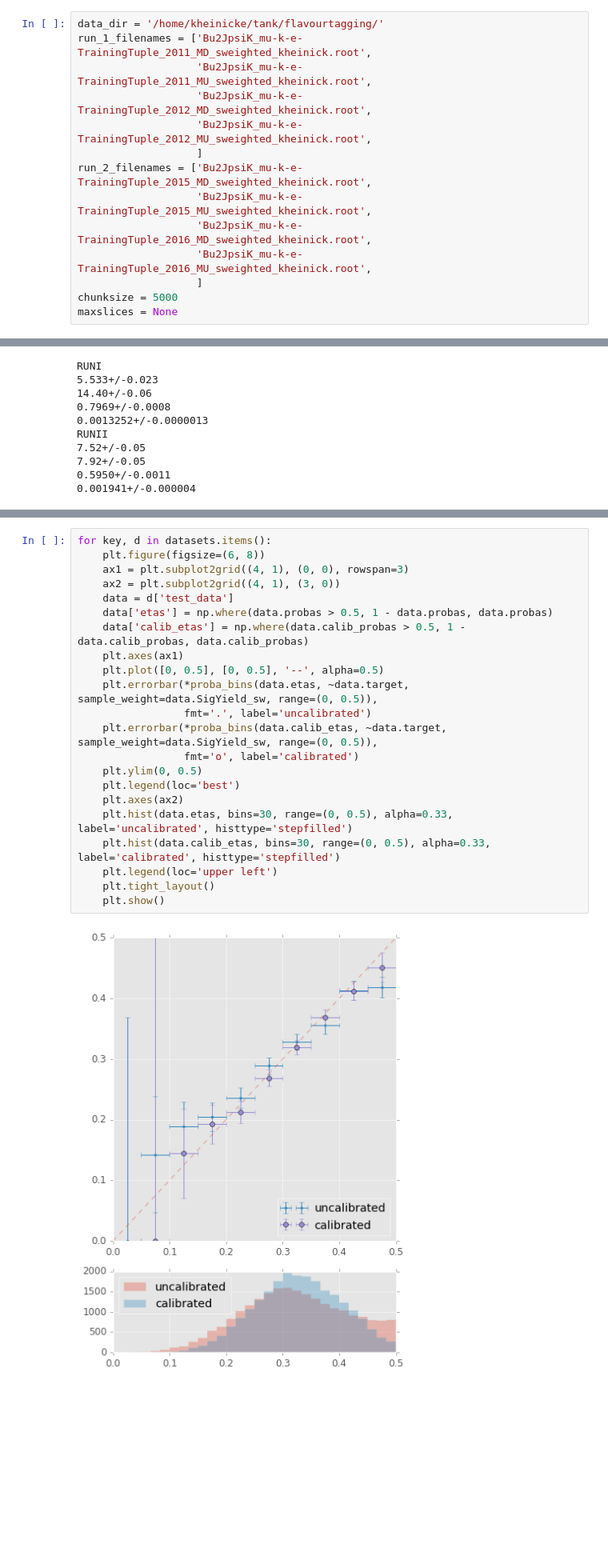
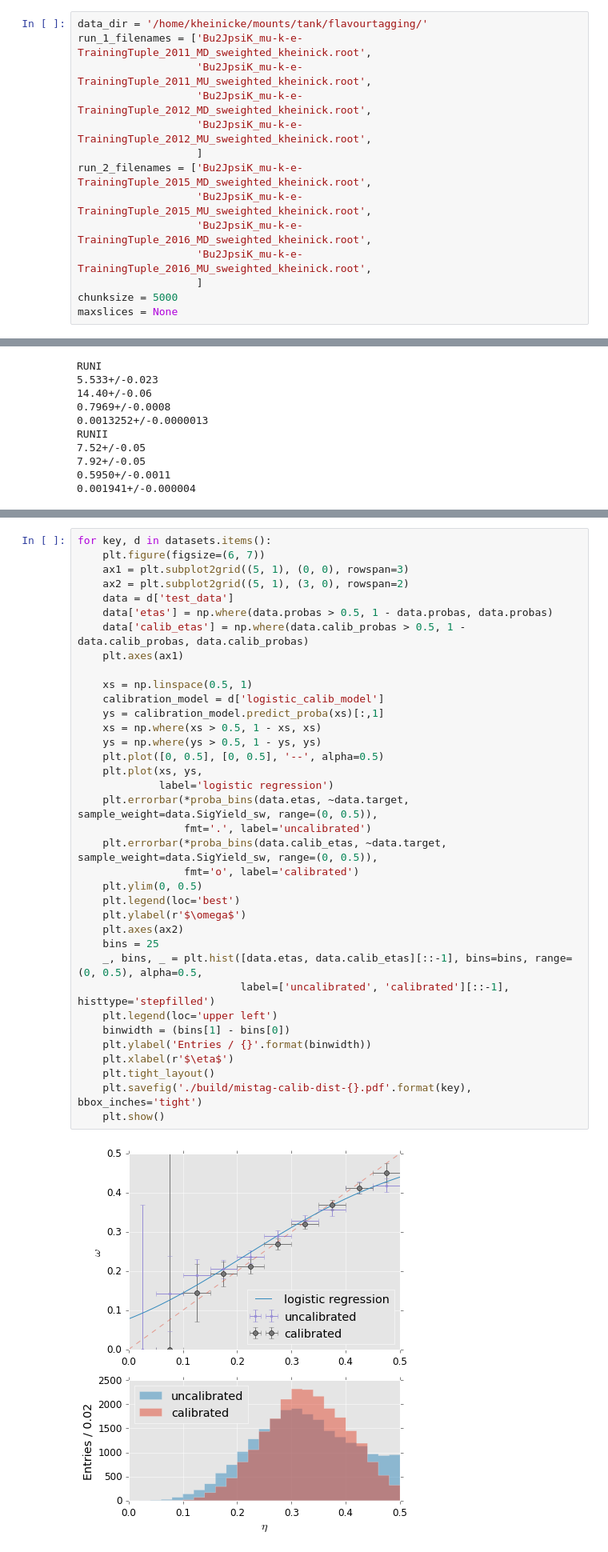
Before and after one commit to bixel/fttrainer, a Jupyter notebook: prototyping/muon-training.ipynb, the cells around one changed output, grey strips where cells are left out. Shown at 80% size. Cells and saved outputs as stored; diff of their text form; blank space fills up the shorter version.

Commit message:
Plot calibration function into omega-eta distribution

```diff
--- a/prototyping/muon-training.ipynb
+++ b/prototyping/muon-training.ipynb
@@ -43,7 +43,7 @@ plt.rcParams['ytick.color'] = 'k'
 # %% [markdown]
 # read and prepare dataset
 # %%
-data_dir = '/home/kheinicke/tank/flavourtagging/'
+data_dir = '/home/kheinicke/mounts/tank/flavourtagging/'
 run_1_filenames = ['Bu2JpsiK_mu-k-e-TrainingTuple_2011_MD_sweighted_kheinick.root',
                    'Bu2JpsiK_mu-k-e-TrainingTuple_2011_MU_sweighted_kheinick.root',
                    'Bu2JpsiK_mu-k-e-TrainingTuple_2012_MD_sweighted_kheinick.root',
@@ -476,24 +476,38 @@ for key, d in datasets.items():
 # %%
 for key, d in datasets.items():
-    plt.figure(figsize=(6, 8))
-    ax1 = plt.subplot2grid((4, 1), (0, 0), rowspan=3)
-    ax2 = plt.subplot2grid((4, 1), (3, 0))
+    plt.figure(figsize=(6, 7))
+    ax1 = plt.subplot2grid((5, 1), (0, 0), rowspan=3)
+    ax2 = plt.subplot2grid((5, 1), (3, 0), rowspan=2)
     data = d['test_data']
     data['etas'] = np.where(data.probas > 0.5, 1 - data.probas, data.probas)
     data['calib_etas'] = np.where(data.calib_probas > 0.5, 1 - data.calib_probas, data.calib_probas)
     plt.axes(ax1)
+
+    xs = np.linspace(0.5, 1)
+    calibration_model = d['logistic_calib_model']
+    ys = calibration_model.predict_proba(xs)[:,1]
+    xs = np.where(xs > 0.5, 1 - xs, xs)
+    ys = np.where(ys > 0.5, 1 - ys, ys)
     plt.plot([0, 0.5], [0, 0.5], '--', alpha=0.5)
+    plt.plot(xs, ys,
+             label='logistic regression')
     plt.errorbar(*proba_bins(data.etas, ~data.target, sample_weight=data.SigYield_sw, range=(0, 0.5)),
                  fmt='.', label='uncalibrated')
     plt.errorbar(*proba_bins(data.calib_etas, ~data.target, sample_weight=data.SigYield_sw, range=(0, 0.5)),
                  fmt='o', label='calibrated')
     plt.ylim(0, 0.5)
     plt.legend(loc='best')
+    plt.ylabel(r'$\omega$')
     plt.axes(ax2)
-    plt.hist(data.etas, bins=30, range=(0, 0.5), alpha=0.33, label='uncalibrated', histtype='stepfilled')
-    plt.hist(data.calib_etas, bins=30, range=(0, 0.5), alpha=0.33, label='calibrated', histtype='stepfilled')
+    bins = 25
+    _, bins, _ = plt.hist([data.etas, data.calib_etas][::-1], bins=bins, range=(0, 0.5), alpha=0.5,
+                          label=['uncalibrated', 'calibrated'][::-1], histtype='stepfilled')
     plt.legend(loc='upper left')
+    binwidth = (bins[1] - bins[0])
+    plt.ylabel('Entries / {}'.format(binwidth))
+    plt.xlabel(r'$\eta$')
     plt.tight_layout()
+    plt.savefig('./build/mistag-calib-dist-{}.pdf'.format(key), bbox_inches='tight')
     plt.show()
 # %% [output]
-[figure, old version]
+[figure, new version]
```
Also changed, not shown: parts of 2 cells of this notebook.
